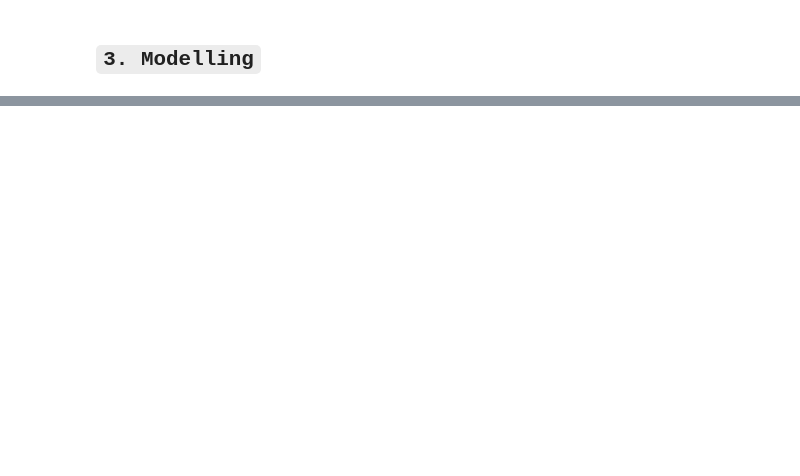
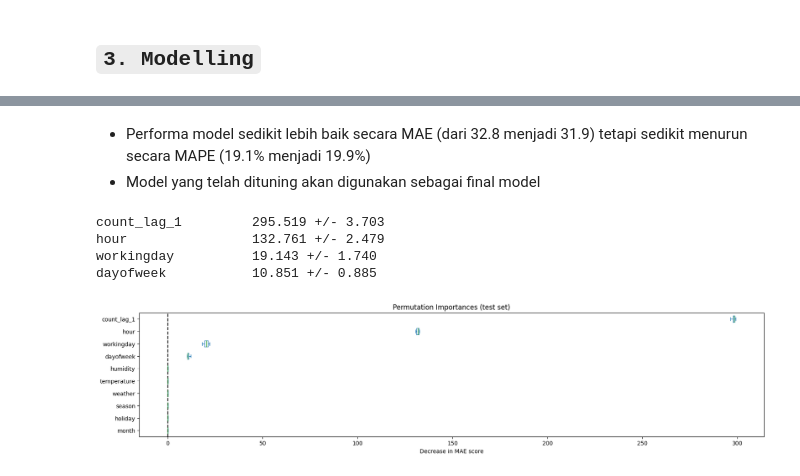
Before and after one commit to nheryanto/capital-bikeshare, a Jupyter notebook: notebooks/2.0-modelling-analysis.ipynb, the cells around one changed output, grey strips where cells are left out. Drawn from its saved outputs; the diff is of its cells as text; code cells hidden in the pictures; blank space fills up the shorter version.

Commit message:
final model

```diff
--- a/notebooks/2.0-modelling-analysis.ipynb
+++ b/notebooks/2.0-modelling-analysis.ipynb
@@ -640,0 +619,10 @@ score_before_tuning
+# %%
+max_depth = list(np.arange(1, 6))
+
+learning_rate = [0.001, 0.1, 0.2]
+
+# number of base-learners or decision trees
+n_estimators = list(np.arange(100, 301, 10))
+
+# number of features used in each trees (% from total columns)
+colsample_bytree = [0.75, 1]
@@ -640,0 +690,14 @@ score_before_tuning
+# %%
+# get best estimator
+xgb_tuning = gridsearch_xgb.best_estimator_
+
+# fit model
+xgb_tuning.fit(X_train[feature_rank[:4]], y_train)
+
+# predict test set
+y_pred_xgb_tuning = xgb_tuning.predict(X_test[feature_rank[:4]])
+
+mae_xgb_tuning = mean_absolute_error(y_test, y_pred_xgb_tuning)
+mape_xgb_tuning = mean_absolute_percentage_error(y_test, y_pred_xgb_tuning)
+
+score_after_tuning = pd.DataFrame({'MAE': mae_xgb_tuning, 'MAPE': mape_xgb_tuning}, index=['XGB test'])
@@ -642,0 +714,30 @@ score_after_tuning
+# %% [markdown]
+* Performa model sedikit lebih baik secara MAE (dari 32.8 menjadi 31.9) tetapi sedikit menurun secara MAPE (19.1% menjadi 19.9%)
+* Model yang telah dituning akan digunakan sebagai final model
+# %%
+from copy import deepcopy
+estimator = deepcopy(xgb_tuning)
+r = permutation_importance(estimator, X_test, y_test, n_repeats=30, random_state=0, scoring='neg_root_mean_squared_error')
+feature_rank = []
+for i in r.importances_mean.argsort()[::-1]:
+    if r.importances_mean[i] - 2 * r.importances_std[i] > 0:
+        print(f"{X_train.columns[i]:<20}"
+        f"{r.importances_mean[i]:.3f}"
+        f" +/- {r.importances_std[i]:.3f}")
+        feature_rank.append(X_train.columns[i])
+
+sorted_importances_idx = r.importances_mean.argsort()
+importances = pd.DataFrame(
+    r.importances[sorted_importances_idx].T,
+    columns=X_train.columns[sorted_importances_idx],
+)
+ax = importances[:4].plot.box(vert=False, whis=10, figsize=(20,4))
+ax.set_title("Permutation Importances (test set)")
+ax.axvline(x=0, color="k", linestyle="--")
+ax.set_xlabel("Decrease in MAE score");
+# %% [output]
+count_lag_1         295.519 +/- 3.703
+hour                132.761 +/- 2.479
+workingday          19.143 +/- 1.740
+dayofweek           10.851 +/- 0.885
+[figure, added]
```
Also changed, not shown: parts of 104 cells of this notebook, 8 other files.
